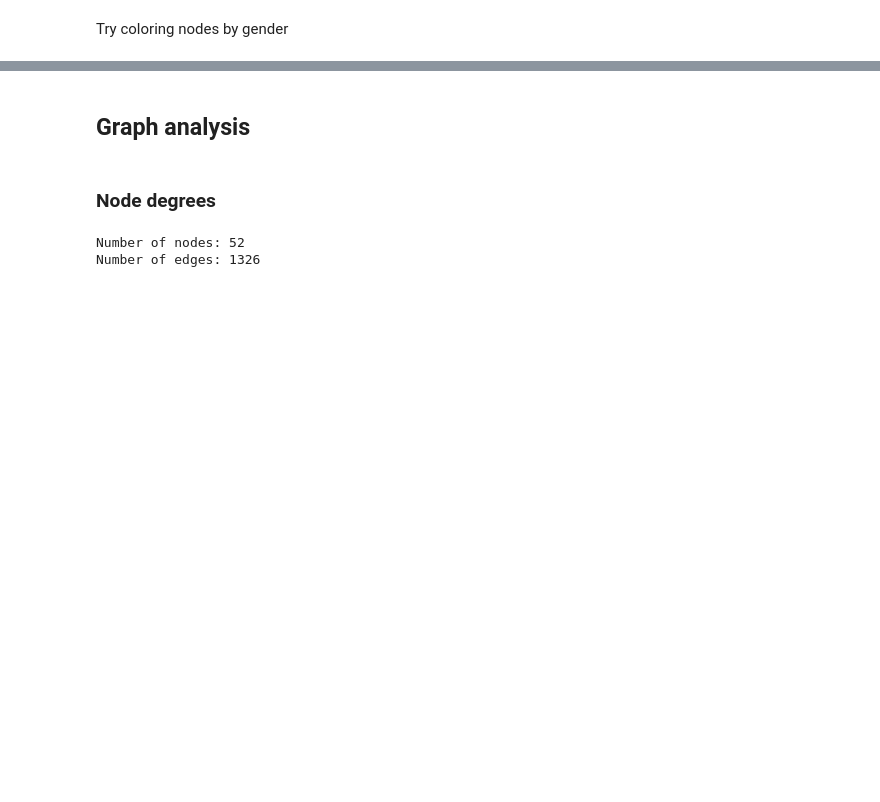
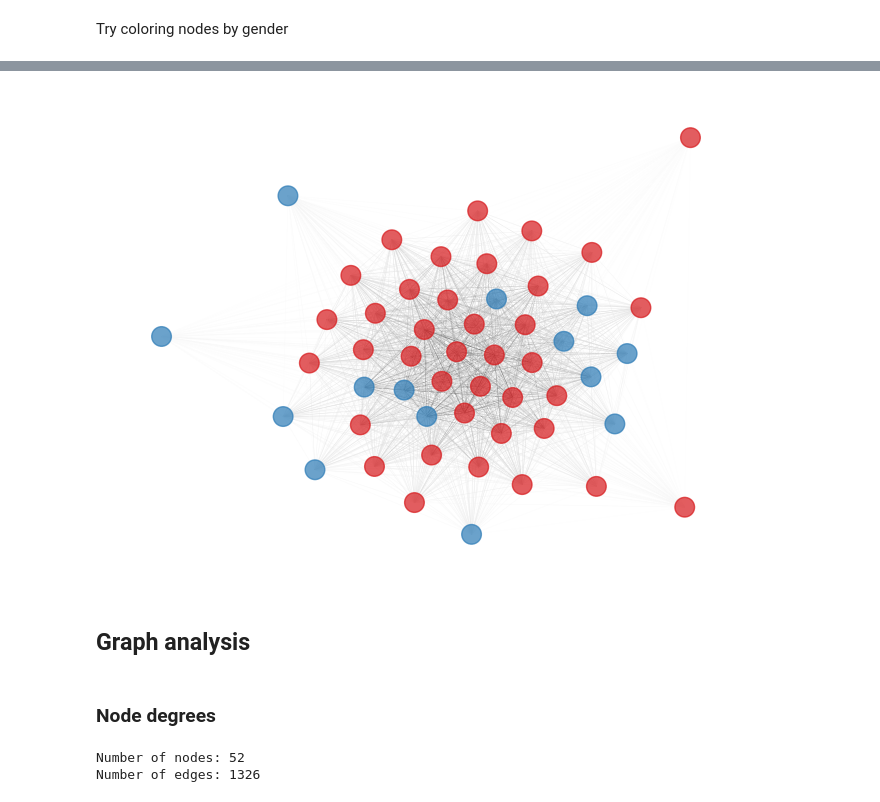
Before and after one commit to oriolmp/TFG_Fisica, a Jupyter notebook: Graph_Analysis_and_Visualization.ipynb, the cells around one changed output, grey strips where cells are left out. Saved outputs shown, nothing was run; the diff lists cells and outputs as text; code cells hidden in the pictures; blank space fills up the shorter version.

```diff
--- a/Graph_Analysis_and_Visualization.ipynb
+++ b/Graph_Analysis_and_Visualization.ipynb
@@ -52,3 +75,18 @@ nx.draw(G,
+# %%
+cmap = plt.cm.Greys
+nx.draw(G_otro,
+        pos= nx.spring_layout(G, k=1, iterations=500),
+        font_color="w",
+        edge_color=np.real([*nx.get_edge_attributes(G, 'weight').values()]),
+        width=0.3,
+        edge_cmap=cmap,
+        node_color=color_map,
+        alpha=0.7,
+        node_size=200,
+        with_labels = False,
+        font_weight ="bold")
+# %% [output]
+[figure, added]
 # %% [markdown]
 ## Graph analysis
 # %% [markdown]
```
Also changed, not shown: parts of 10 cells of this notebook.
